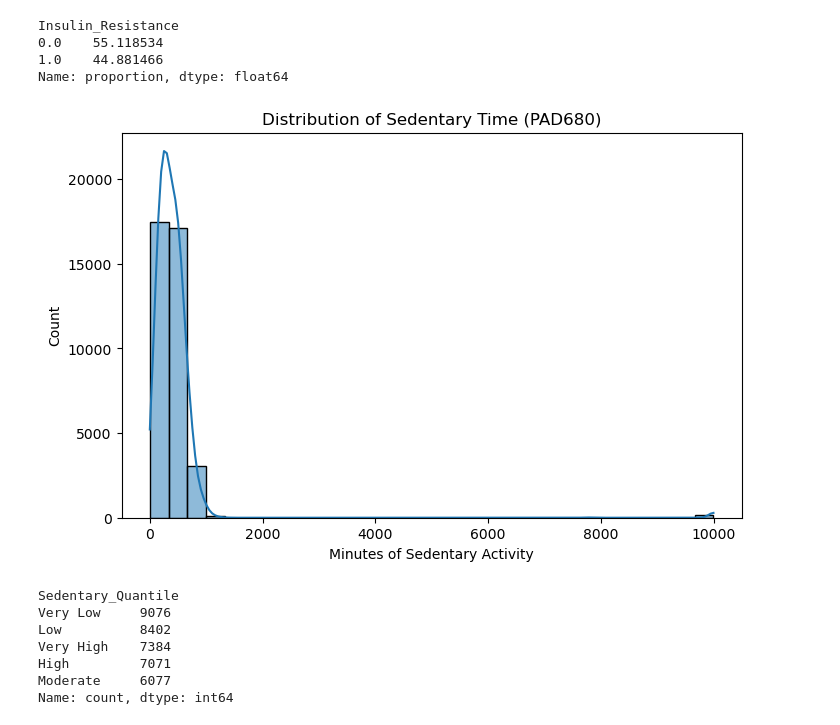
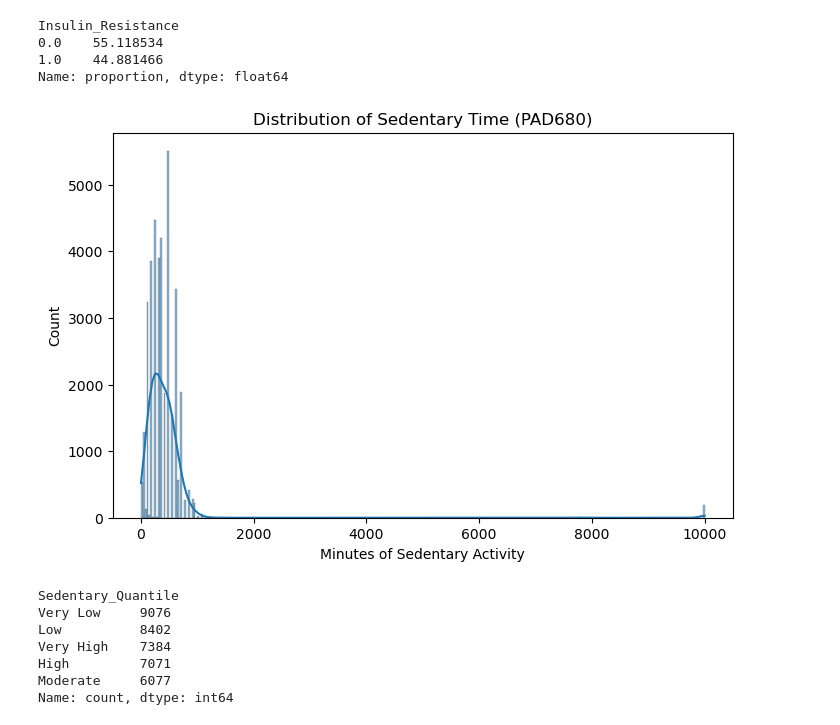
Before and after one commit to artmskfr/HealthScope-Diabetes, a Jupyter notebook: notebooks/data_prep.ipynb, the cells around one changed output. Saved outputs shown, nothing was run; the diff lists cells and outputs as text; code cells hidden in the pictures.

```diff
--- a/notebooks/data_prep.ipynb
+++ b/notebooks/data_prep.ipynb
@@ -1330,15 +1329,15 @@ df["Sedentary_Level"] = pd.cut(
 # %%
 import seaborn as sns
 import matplotlib.pyplot as plt
 
 plt.figure(figsize=(8,5))
-sns.histplot(df['PAD680'], bins=30, kde=True)
+sns.histplot(df['PAD680'], bins=300, kde=True)
 plt.xlabel("Minutes of Sedentary Activity")
 plt.ylabel("Count")
 plt.title("Distribution of Sedentary Time (PAD680)")
 plt.show()
 # %% [output]
-[figure, old version]
+[figure, new version]
 # %%
 df["Sedentary_Quantile"] = pd.qcut(df["PAD680"], q=5, labels=["Very Low", "Low", "Moderate", "High", "Very High"])
 df["Sedentary_Quantile"].value_counts()
```
Also changed, not shown: parts of 2 cells of this notebook.
